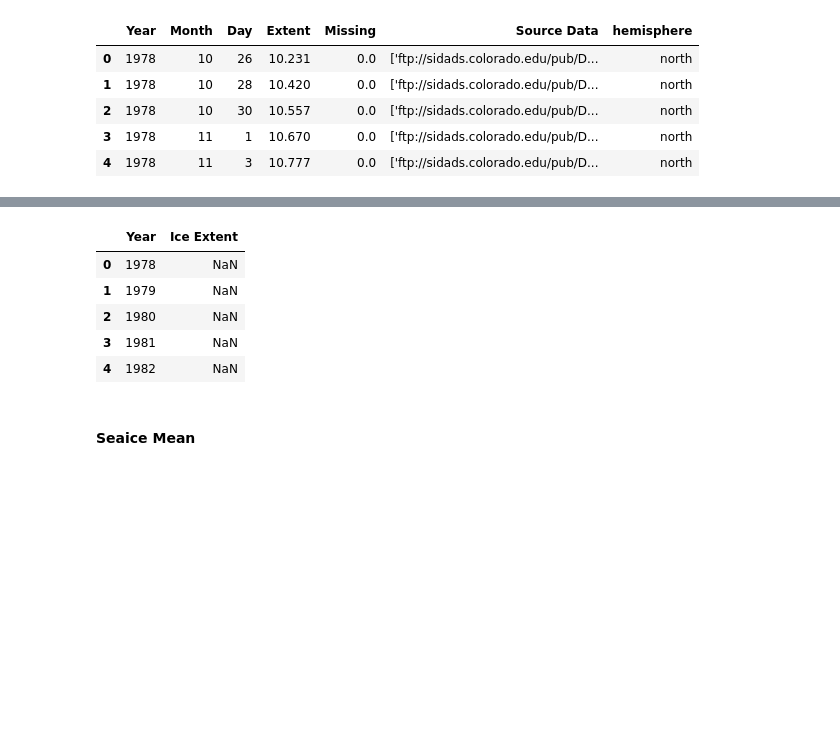
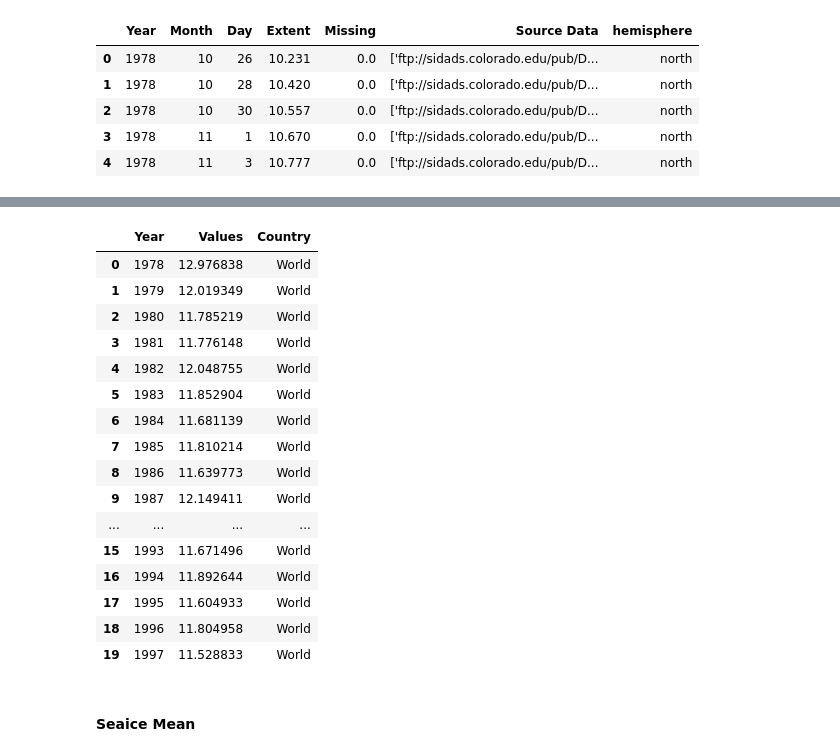
Before and after one commit to AlfonsoUrra/Climate-Change-Predictive-Model, a Jupyter notebook: src/Main.ipynb, the cells around one changed output, grey strips where cells are left out. Drawn from its saved outputs; the diff is of its cells as text; code cells hidden in the pictures; blank space fills up the shorter version.

```diff
--- a/src/Main.ipynb
+++ b/src/Main.ipynb
@@ -183,9 +162,7 @@ df_seaice.head()
 df_seaice_model = df_seaice.drop(['    Missing',' Source Data'], axis = 1)
 # %%
 #Eliminar columnas que no me aportan valor
-df_seaice = df_seaice.drop(['    Missing', ' Day', ' Month', ' Source Data'], axis = 1)
+df_seaice = df_seaice.drop(['    Missing', ' Day', ' Month', ' Source Data', 'hemisphere'], axis = 1)
 # %%
 # Renombrar la columna '     Extent' a 'Extent'
-df_seaice = df_seaice.rename(columns={'Extent': 'Values'})
-df_seaice['Country'] = 'World'
-df_seaice = df_seaice.reindex(columns = ['Year','Country', 'hemisphere', 'Values' ])
+df_seaice = df_seaice.rename(columns={'     Extent': 'Values'})
@@ -200,0 +169,2 @@ df_seaice.head()
+# %%
+df_seaice = df_seaice.reindex(columns = ['Year','Country', 'Values'])
@@ -201,14 +180,4 @@ df_seaice.head()
 # %%
 #Agrupar por media y año, y reducir la tabla a 1 registro por año
 mean_year = df_seaice.groupby('Year')['Values'].mean()
-df_mean_year_ice = pd.DataFrame({'Year': mean_year.index, 'Media': mean_year.values})
-df_mean_year_ice = df_mean_year_ice.rename(columns={'Media': 'Ice Extent'})
+df_seaice = pd.DataFrame({'Year': mean_year.index, 'Values': mean_year.values})
-# %%
-df_mean_year_ice.head()
-# %% [output]
-|  | Year | Ice Extent |
-| 0 | 1978 | NaN |
-| 1 | 1979 | NaN |
-| 2 | 1980 | NaN |
-| 3 | 1981 | NaN |
-| 4 | 1982 | NaN |
@@ -215,3 +186,23 @@ df_mean_year_ice.head()
+# %%
+df_seaice.head(20)
+# %% [output]
+|  | Year | Values | Country |
+| 0 | 1978 | 12.976838 | World |
+| 1 | 1979 | 12.019349 | World |
+| 2 | 1980 | 11.785219 | World |
+| 3 | 1981 | 11.776148 | World |
+| 4 | 1982 | 12.048755 | World |
+| 5 | 1983 | 11.852904 | World |
+| 6 | 1984 | 11.681139 | World |
+| 7 | 1985 | 11.810214 | World |
+| 8 | 1986 | 11.639773 | World |
+| 9 | 1987 | 12.149411 | World |
+| ... | ... | ... | ... |
+| 15 | 1993 | 11.671496 | World |
+| 16 | 1994 | 11.892644 | World |
+| 17 | 1995 | 11.604933 | World |
+| 18 | 1996 | 11.804958 | World |
+| 19 | 1997 | 11.528833 | World |
 # %% [markdown]
 #### Seaice Mean
 # %%
```
Also changed, not shown: parts of 74 cells of this notebook.
